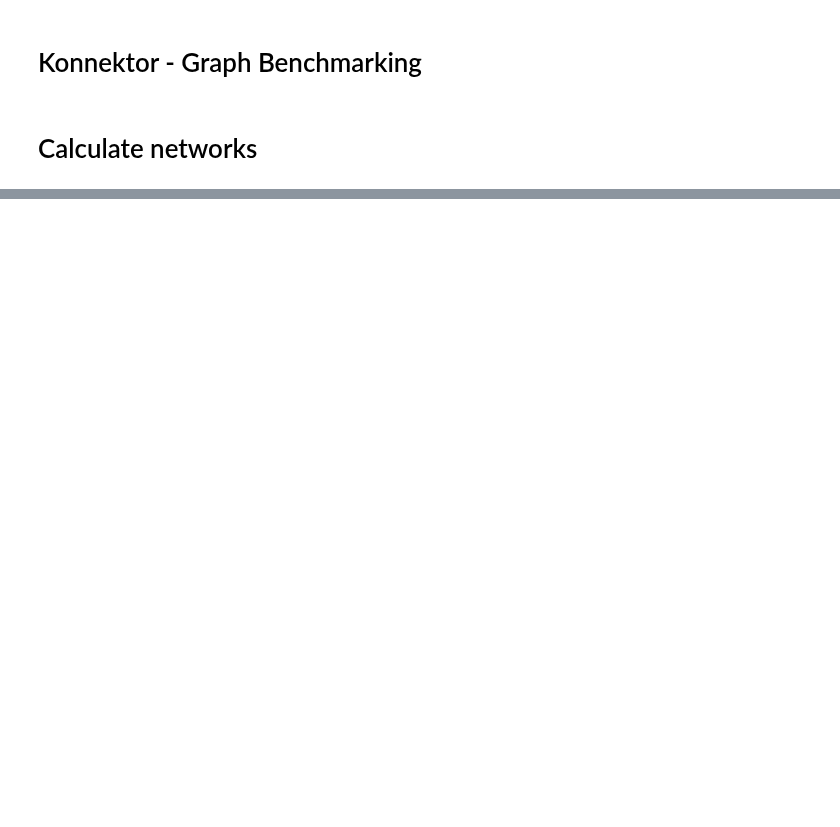
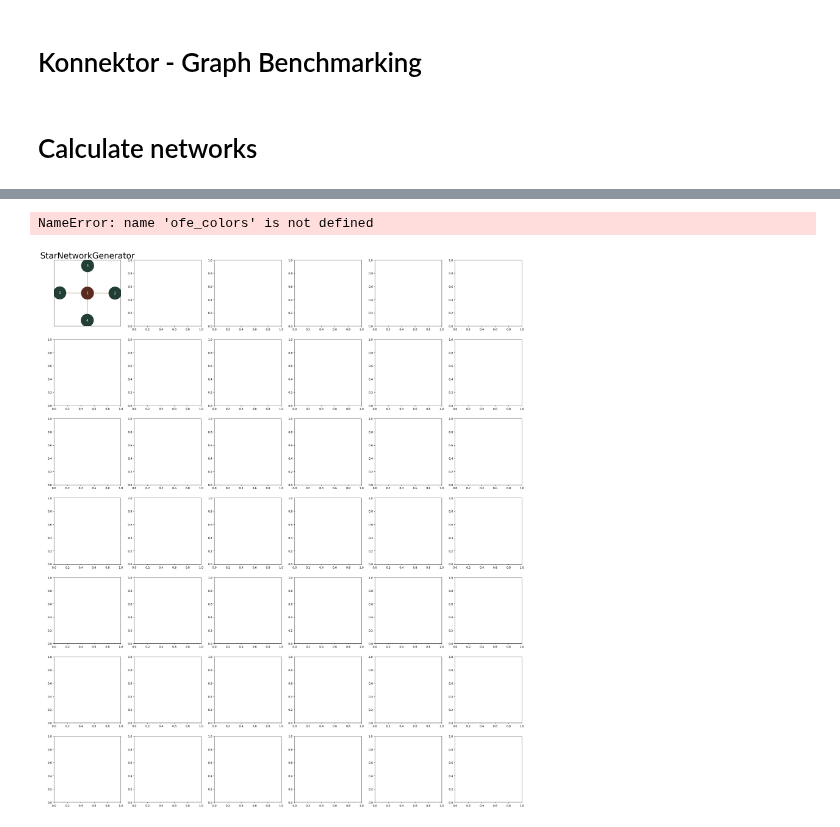
Before and after one commit to OpenFreeEnergy/konnektor, a Jupyter notebook: examples/konnektor_bench.ipynb, the cells around one changed output, grey strips where cells are left out. Saved outputs shown, nothing was run; the diff lists cells and outputs as text; code cells hidden in the pictures; blank space fills up the shorter version.

Commit message:
fixup ofe_colors usage

```diff
--- a/examples/konnektor_bench.ipynb
+++ b/examples/konnektor_bench.ipynb
@@ -112,7 +125,7 @@ for i,n in enumerate(network_names):
         raise err
 
 
-    axes[1].errorbar(nCompounds, graph_score_mean[i], yerr=graph_score_std[i], label=n, marker="o", color=ofe_colors[0], lw=6, ms=25)
+    axes[1].errorbar(nCompounds, graph_score_mean[i], yerr=graph_score_std[i], label=n, marker="o", color=OFE_COLORS[0], lw=6, ms=25)
     axes[2].errorbar(nCompounds, nedges_mean[i], yerr=nedges_std[i], label=n, marker="o", color=ofe_colors[1], lw=6, ms=25)
     axes[3].errorbar(nCompounds, ncycles_mean[i], yerr=ncycles_std[i], label=n, marker="o", color=ofe_colors[2], lw=6, ms=25)
     axes[4].errorbar(nCompounds, robustness_mean[i], yerr=robustness_std[i], label=n, marker="o", color=ofe_colors[3], lw=6, ms=25)
@@ -199,32 +212,35 @@ for i,n in enumerate(network_names):
         maxV=80
         d = maxV-minV
         axes[3].set_ylim([minV-d*0.05, maxV+d*0.05])
 
         minV = 0
         maxV = 1
         axes[4].set_ylim([minV-0.15, maxV+0.15])
         axes[5].set_ylim([minV-0.15, maxV+0.15])
 
         minV = 0 #np.min(np.nan_to_num(ncycles_mean[::off]))
         maxV = np.max(np.nan_to_num(time_mean))
         axes[6].set_ylim([minV-0.15, maxV+0.15])
 
     for j in range(nrows):
         axes[j].set_xticklabels([])
 
 
     minV = 5
     maxV = 40 #max(nCompounds)
     d = maxV - minV
     tics = np.linspace(minV, maxV, 4, dtype=int)
     axes[-1].set_xticks(tics)
     axes[-1].set_xticklabels(tics, rotation=0, fontsize=25)
     axes[-1].set_xlim([minV-0.05*d, maxV+0.05*d])
     axes[-1].set_xlabel("nCompounds", fontsize=35)
     axes[0].axis("off")
 
 fig.tight_layout()
 fig.subplots_adjust(hspace=0, wspace=0)
 fig.show()
+# %% [output]
+NameError: name 'ofe_colors' is not defined
+[figure, added]
 # %%
 fig.savefig("../.img/Network_Overview.png")
```
Also changed, not shown: parts of 1 cell of this notebook.
